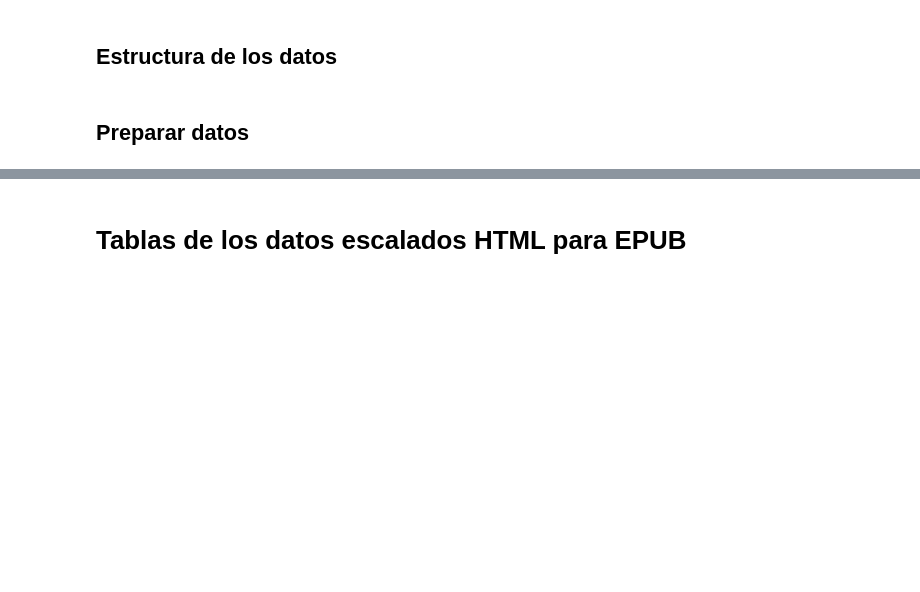
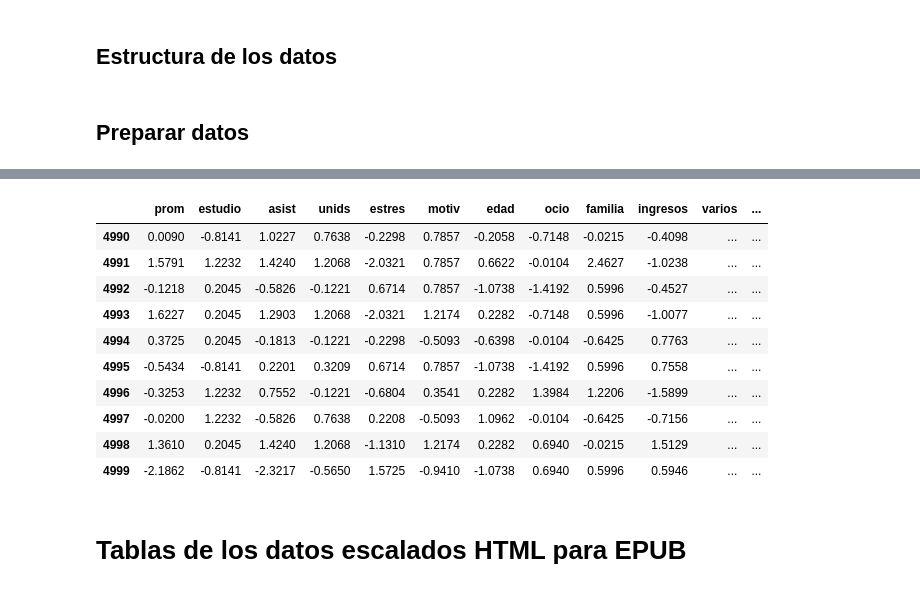
Before and after one commit to rpizarrog/machine_learning_r_python_casos_de_estudio, a Jupyter notebook: notebook_Python/t_SNE_5000_estudiantes.ipynb, the cells around one changed output, grey strips where cells are left out. Saved outputs shown, nothing was run; the diff lists cells and outputs as text; code cells hidden in the pictures; blank space fills up the shorter version.

```diff
--- a/notebook_Python/t_SNE_5000_estudiantes.ipynb
+++ b/notebook_Python/t_SNE_5000_estudiantes.ipynb
@@ -563,3 +610,39 @@ tail10_escalado
+# %%
+tail10_escalado = df_escalado.tail(10)
+
+# 4 posiciones decimales el escalado
+tail10_escalado = np.round(tail10_escalado, 4)
+
+
+
+# Filtrar las columnas cuyo nombre contenga alguna clave
+cols_filtradas = [col for col in tail10_escalado.columns if any(c in col.lower() for c in claves)]
+
+# Crear el subconjunto con las primeras 10 filas
+tail10 = tail10_escalado[cols_filtradas].tail(10)
+
+# --- Insertar la columna "varios" antes de la última ---
+# Obtener nombre de la última columna (debe ser 'materias' o similar)
+ultima = tail10.columns[-1]
+
+# Insertar antes de la última posición
+posicion = tail10.columns.get_loc(ultima)
+tail10.insert(posicion, 'varios', '...')
+
+# Mostrar resultado
+tail10
+# %% [output]
+|  | prom | estudio | asist | unids | estres | motiv | edad | ocio | familia | ingresos | varios | ... |
+| 4990 | 0.0090 | -0.8141 | 1.0227 | 0.7638 | -0.2298 | 0.7857 | -0.2058 | -0.7148 | -0.0215 | -0.4098 | ... | ... |
+| 4991 | 1.5791 | 1.2232 | 1.4240 | 1.2068 | -2.0321 | 0.7857 | 0.6622 | -0.0104 | 2.4627 | -1.0238 | ... | ... |
+| 4992 | -0.1218 | 0.2045 | -0.5826 | -0.1221 | 0.6714 | 0.7857 | -1.0738 | -1.4192 | 0.5996 | -0.4527 | ... | ... |
+| 4993 | 1.6227 | 0.2045 | 1.2903 | 1.2068 | -2.0321 | 1.2174 | 0.2282 | -0.7148 | 0.5996 | -1.0077 | ... | ... |
+| 4994 | 0.3725 | 0.2045 | -0.1813 | -0.1221 | -0.2298 | -0.5093 | -0.6398 | -0.0104 | -0.6425 | 0.7763 | ... | ... |
+| 4995 | -0.5434 | -0.8141 | 0.2201 | 0.3209 | 0.6714 | 0.7857 | -1.0738 | -1.4192 | 0.5996 | 0.7558 | ... | ... |
+| 4996 | -0.3253 | 1.2232 | 0.7552 | -0.1221 | -0.6804 | 0.3541 | 0.2282 | 1.3984 | 1.2206 | -1.5899 | ... | ... |
+| 4997 | -0.0200 | 1.2232 | -0.5826 | 0.7638 | 0.2208 | -0.5093 | 1.0962 | -0.0104 | -0.6425 | -0.7156 | ... | ... |
+| 4998 | 1.3610 | 0.2045 | 1.4240 | 1.2068 | -1.1310 | 1.2174 | 0.2282 | 0.6940 | -0.0215 | 1.5129 | ... | ... |
+| 4999 | -2.1862 | -0.8141 | -2.3217 | -0.5650 | 1.5725 | -0.9410 | -1.0738 | 0.6940 | 0.5996 | 0.5946 | ... | ... |
 # %% [markdown]
 # Tablas de los datos escalados HTML para EPUB
 # %%
```
Also changed, not shown: parts of 11 cells of this notebook.
